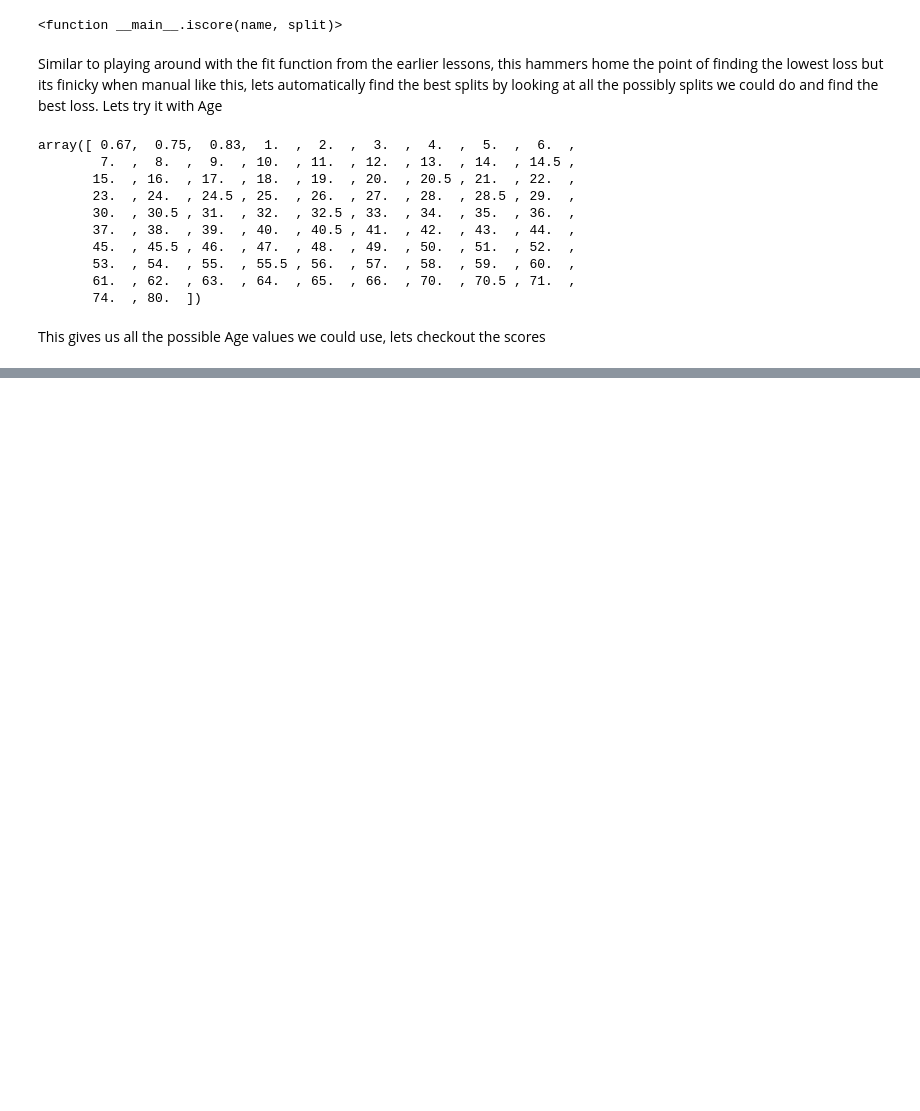
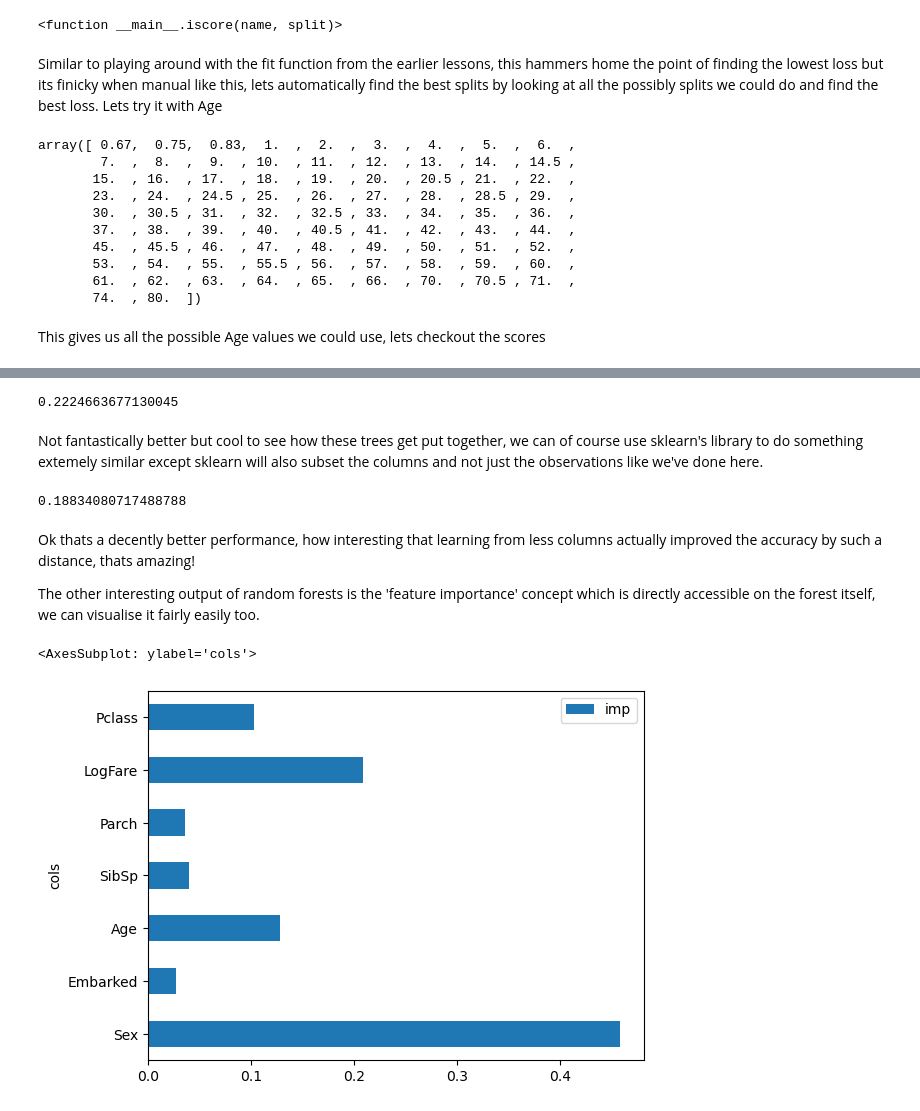
Before and after one commit to nglillywhite/blog, a Jupyter notebook: posts/2023-01-24 Fastai Lesson 6.ipynb, the cells around one changed output, grey strips where cells are left out. Drawn from its saved outputs; the diff is of its cells as text; code cells hidden in the pictures; blank space fills up the shorter version.

```diff
--- a/posts/2023-01-24 Fastai Lesson 6.ipynb
+++ b/posts/2023-01-24 Fastai Lesson 6.ipynb
@@ -248,0 +396,4 @@ Kind of a funny shape as there's also a decent split at age ~65 but still by far
+# %%
+tree = DecisionTreeClassifier(min_samples_leaf=50)
+tree.fit(train_xs, train_y)
+draw_tree(tree, train_xs, size=25)
@@ -248,0 +523,23 @@ Kind of a funny shape as there's also a decent split at age ~65 but still by far
+# %%
+mean_absolute_error(validation_y, average_probabilities)
+# %% [output]
+0.2224663677130045
+# %% [markdown]
+Not fantastically better but cool to see how these trees get put together, we can of course use sklearn's library to do something extemely similar except sklearn will also subset the columns and not just the observations like we've done here.
+# %%
+from sklearn.ensemble import RandomForestClassifier
+
+random_forest = RandomForestClassifier(100, min_samples_leaf=5)
+random_forest.fit(train_xs, train_y)
+mean_absolute_error(validation_y, random_forest.predict(validation_xs))
+# %% [output]
+0.18834080717488788
+# %% [markdown]
+Ok thats a decently better performance, how interesting that learning from less columns actually improved the accuracy by such a distance, thats amazing!
+
+The other interesting output of random forests is the 'feature importance' concept which is directly accessible on the forest itself, we can visualise it fairly easily too.
+# %%
+pd.DataFrame(dict(cols=train_xs.columns, imp=random_forest.feature_importances_)).plot("cols", "imp", "barh")
+# %% [output]
+<AxesSubplot: ylabel='cols'>
+[figure, added]
```
Also changed, not shown: parts of 186 cells of this notebook, 2 other files.
